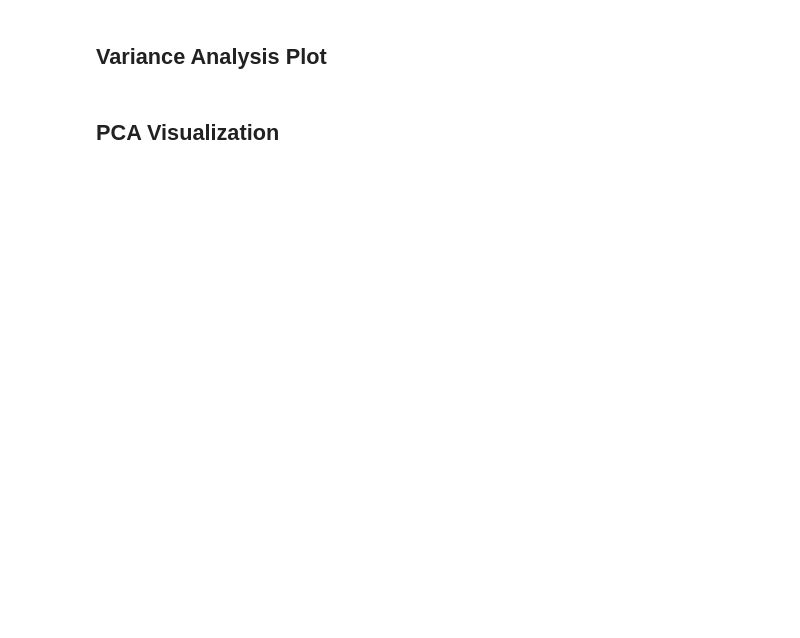
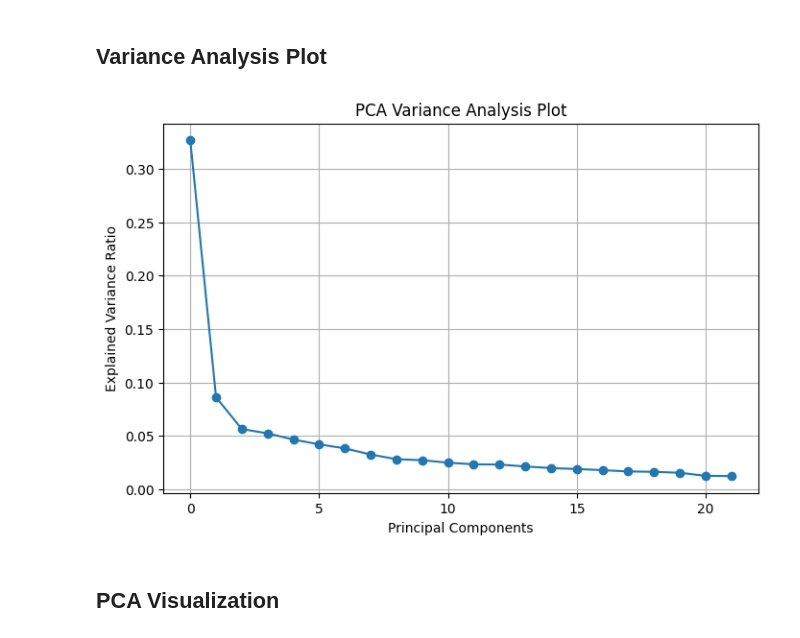
Before and after one commit to DOHA-BASEM3/FINAL-PROJECT, a Jupyter notebook: Anomaly_Detection_Project.ipynb, the cells around one changed output. Drawn from its saved outputs; the diff is of its cells as text; code cells hidden in the pictures; blank space fills up the shorter version.

```diff
--- a/Anomaly_Detection_Project.ipynb
+++ b/Anomaly_Detection_Project.ipynb
@@ -106,3 +118,18 @@ X[['Time', 'Amount']].describe()
 # **2: Dimensionality Reduction with PCA**
 # %% [markdown]
 ##Apply PCA
+# %%
+# Applying PCA while preserving 95% of the dataset variance.
+
+pca = PCA(n_components=0.95)
+
+X_pca = pca.fit_transform(X)
+
+# Comparing the original and reduced dimensions.
+
+print("Original Shape:", X.shape)
+print("Reduced Shape:", X_pca.shape)
+
+print("\n",pca.explained_variance_ratio_)
+
+print("\n", np.sum(pca.explained_variance_ratio_))
@@ -109,4 +146,23 @@ X[['Time', 'Amount']].describe()
 # %% [markdown]
 ##  Variance Analysis Plot
+# %%
+plt.figure(figsize=(8,5))
+
+plt.plot(
+    pca.explained_variance_ratio_,
+    marker='o'
+)
+
+plt.title("PCA Variance Analysis Plot")
+
+plt.xlabel("Principal Components")
+
+plt.ylabel("Explained Variance Ratio")
+
+plt.grid(True)
+
+plt.show()
+# %% [output]
+[figure, added]
 # %% [markdown]
 ## PCA Visualization
```
Also changed, not shown: parts of 5 cells of this notebook.
